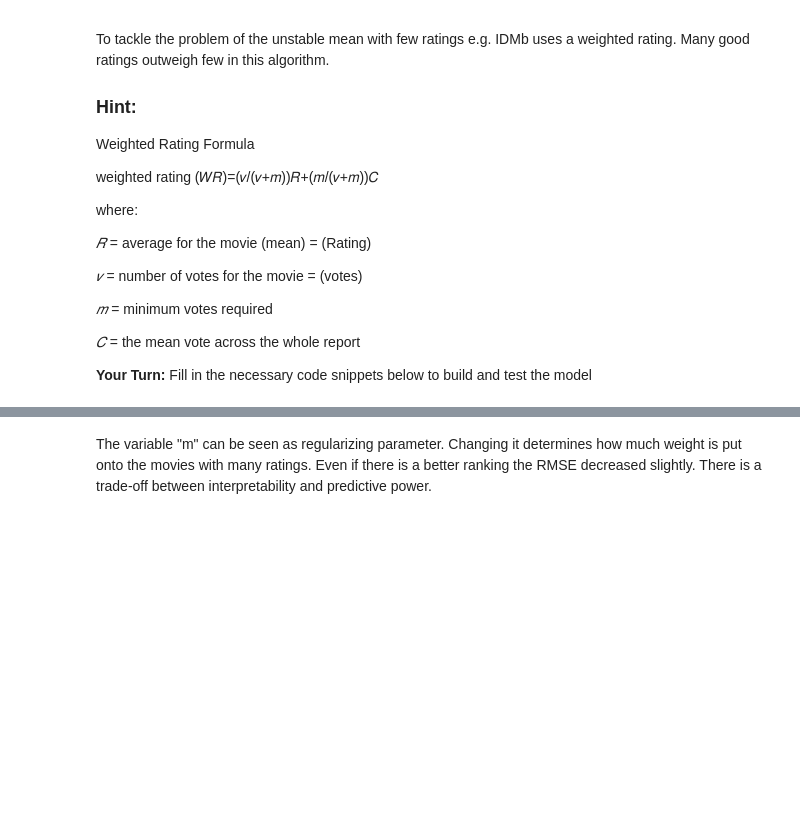
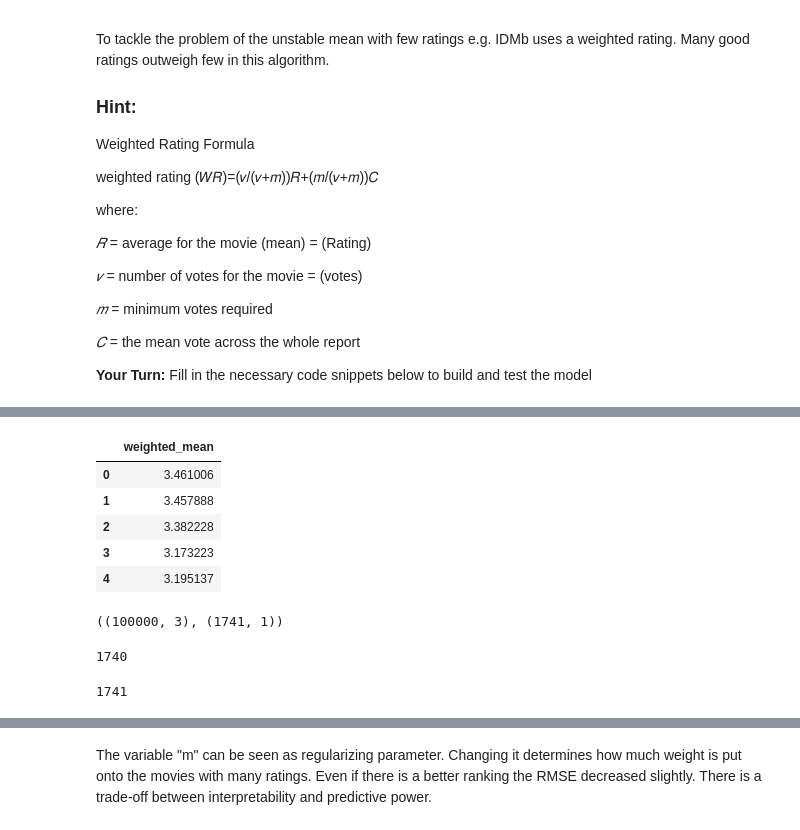
Before and after one commit to dudhatdhavalm/springboard-mini-projects, a Jupyter notebook: mec-17.4.1-recommendation-systems-mini-project/Mini_Project_Recommendation_Systems.ipynb, the cells around one changed output, grey strips where cells are left out. Saved outputs shown, nothing was run; the diff lists cells and outputs as text; code cells hidden in the pictures; blank space fills up the shorter version.

```diff
--- a/mec-17.4.1-recommendation-systems-mini-project/Mini_Project_Recommendation_Systems.ipynb
+++ b/mec-17.4.1-recommendation-systems-mini-project/Mini_Project_Recommendation_Systems.ipynb
@@ -524,3 +574,24 @@ df_test.head()
+# %%
+weighted_mean.head()
+# %% [output]
+|  | weighted_mean |
+| 0 | 3.461006 |
+| 1 | 3.457888 |
+| 2 | 3.382228 |
+| 3 | 3.173223 |
+| 4 | 3.195137 |
+# %%
+df_test.shape ,weighted_mean.shape
+# %% [output]
+((100000, 3), (1741, 1))
+# %%
+len(set(df_test["Movie"]))
+# %% [output]
+1740
+# %%
+len(weighted_mean)
+# %% [output]
+1741
 # %%
 # Join labels and predictions based on mean movie rating
 predictions_df = df_test.set_index("Movie").join(weighted_mean)
```
Also changed, not shown: parts of 59 cells of this notebook, 1 other file.
